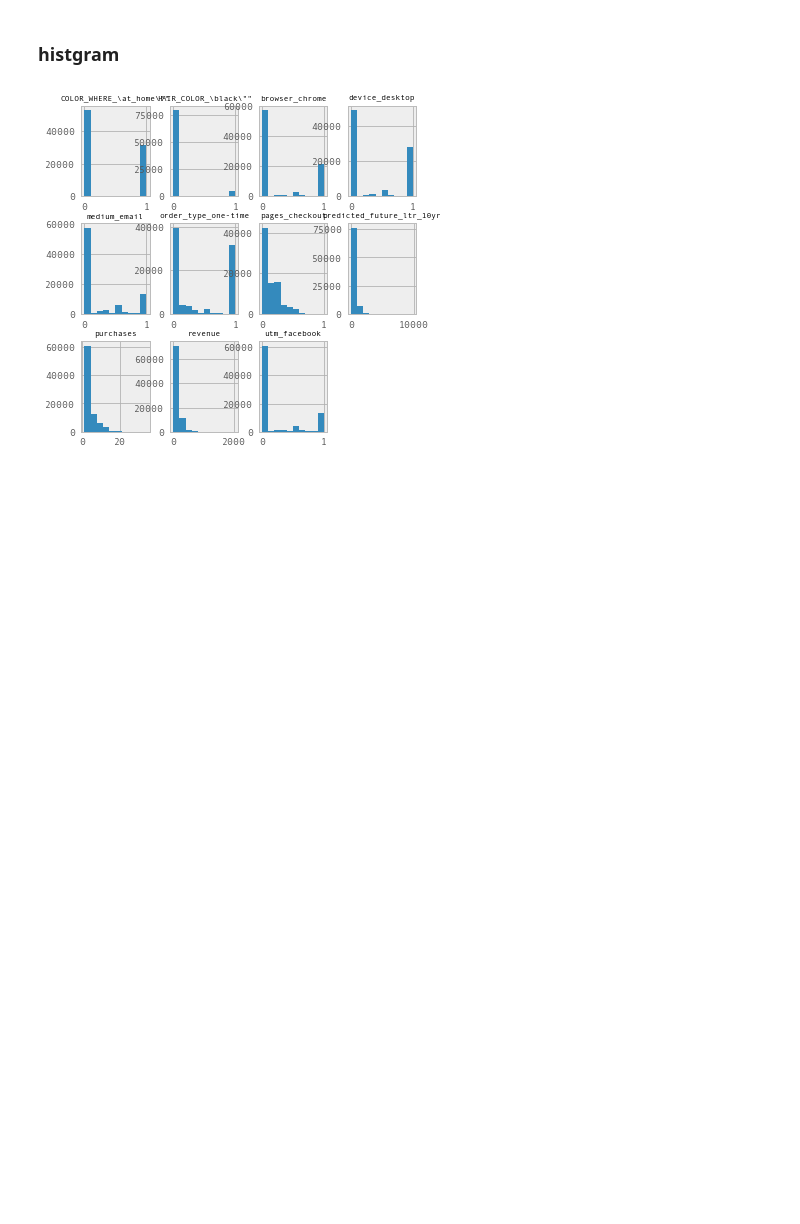
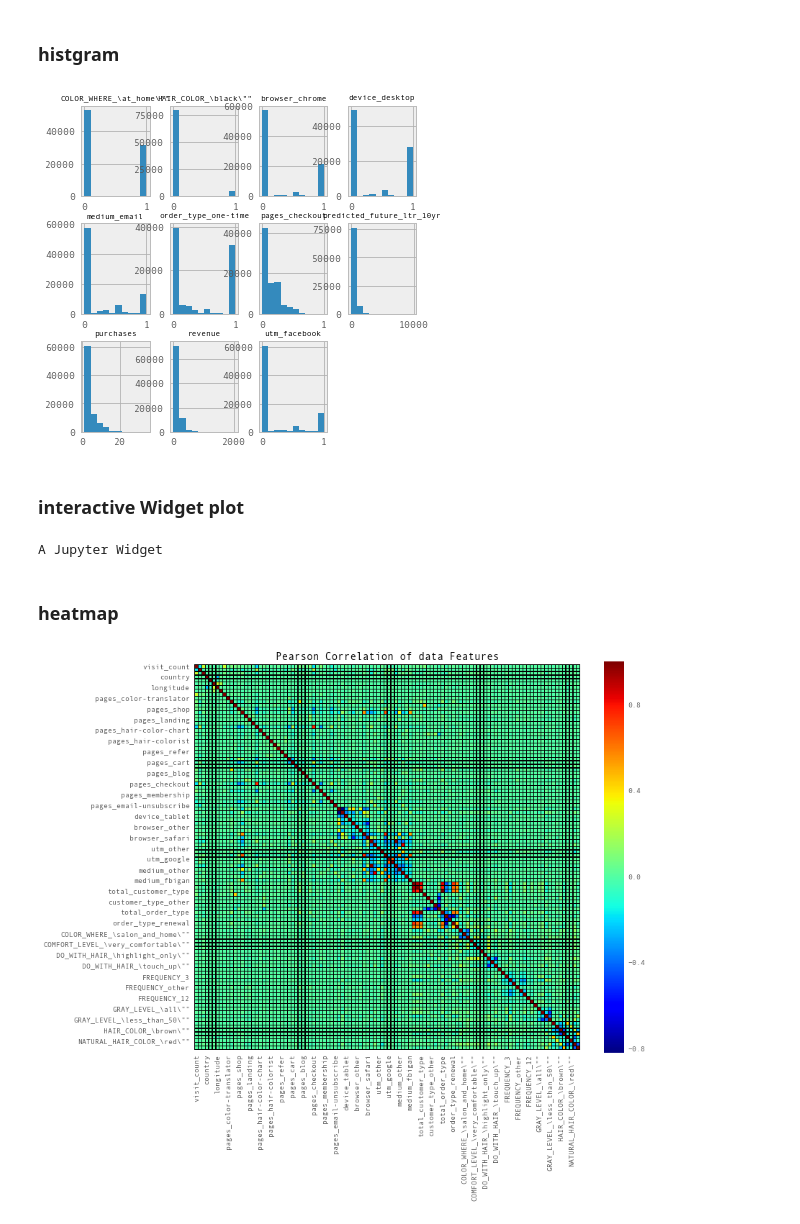
Before and after one commit to jiangshan123/Capstone_TDI, a Jupyter notebook: notebooks/data_wrangling.ipynb, the cells around one changed output. Saved outputs shown, nothing was run; the diff lists cells and outputs as text; code cells hidden in the pictures; blank space fills up the shorter version.

Commit message:
export heatmap

```diff
--- a/notebooks/data_wrangling.ipynb
+++ b/notebooks/data_wrangling.ipynb
@@ -185,0 +190,26 @@ def histplots(data, imgs_per_raw = 4, imgs_per_column = 3, save = True):
+# %% [markdown]
+### interactive Widget plot
+# %%
+from ipywidgets import widgets
+
+def data_plot(column):
+    plt.figure(figsize=(10,6))
+    plt.plot(np.arange(df_clean.shape[0]),df_clean[column] , '.')
+    plt.xlabel('data ID')
+    plt.ylabel(column)
+
+dropdown_values = {"{0}: {1}".format(k, v):k for k, v in df_clean.items()}
+
+widgets.interact(data_plot, column=dropdown_values);
+# %% [output]
+A Jupyter Widget
+# %% [markdown]
+### heatmap
+# %%
+f, ax = plt.subplots(figsize=(12,10))
+plt.title('Pearson Correlation of data Features')
+sns.heatmap(df_clean.astype(float).corr(), linewidths=0.1, vmax=1.0, square=True,
+           cmap="jet", linecolor='black', annot=False) , #annot_kws={"size": 20}
+f.savefig(savePath + 'feature_analysis/heatmap',dpi=400, tight_layout=True)
+# %% [output]
+[figure, added]
```
Also changed, not shown: parts of 3 cells of this notebook, 11 other files.
